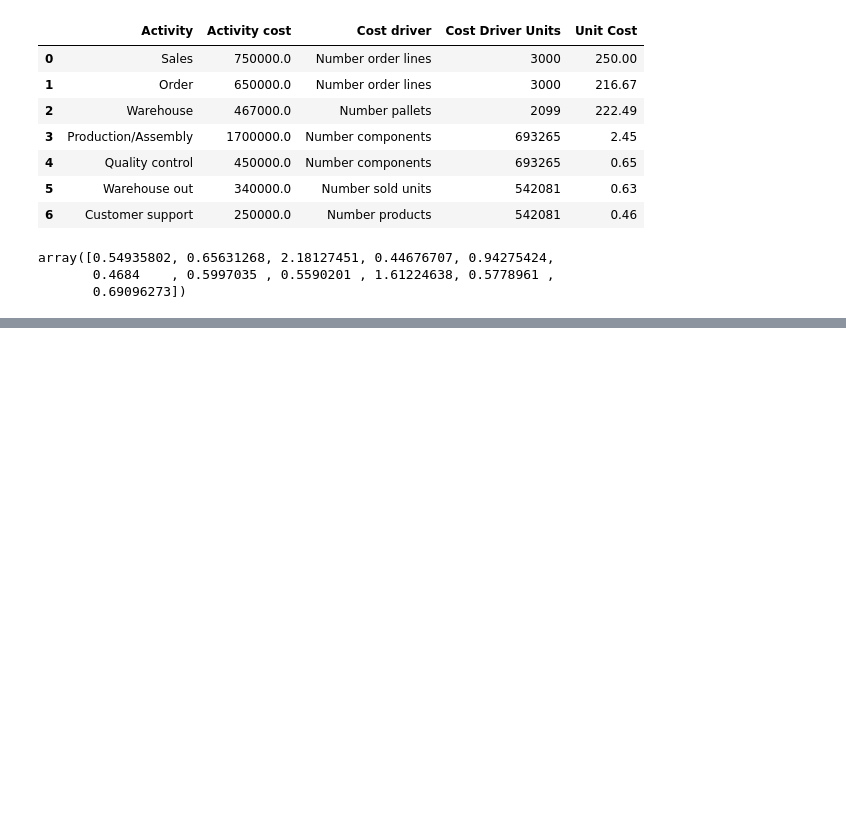
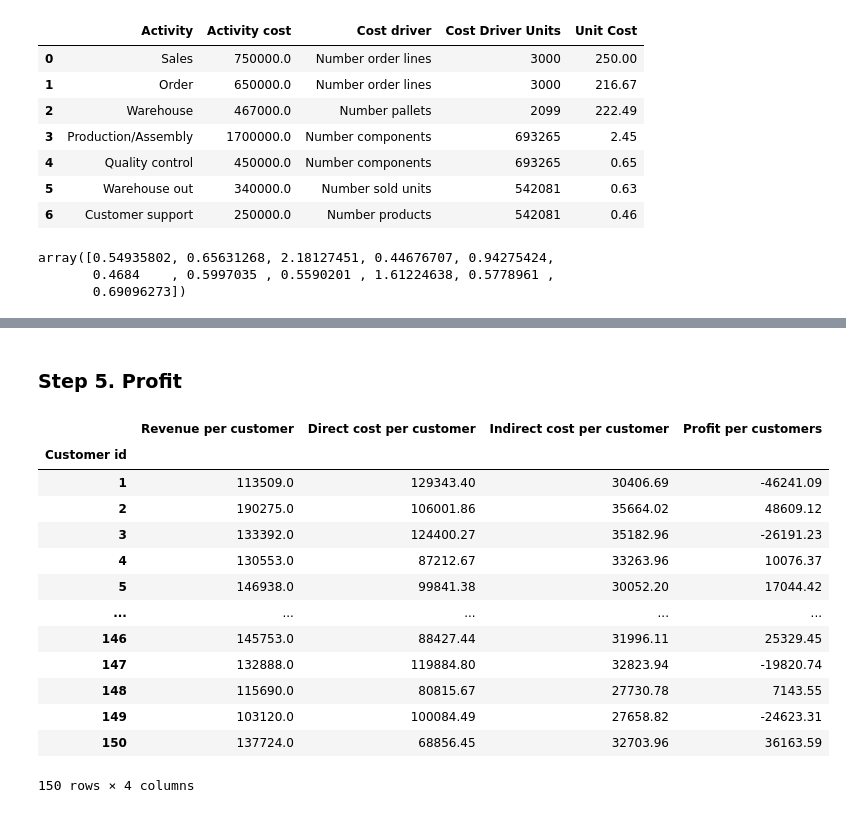
Before and after one commit to PaulineMalaguti/EBA3630, a Jupyter notebook: Customer Profitability Index/Problem 2/2customerprofitability.ipynb, the cells around one changed output, grey strips where cells are left out. Cells and saved outputs as stored; diff of their text form; code cells hidden in the pictures; blank space fills up the shorter version.

```diff
--- a/Customer Profitability Index/Problem 2/2customerprofitability.ipynb
+++ b/Customer Profitability Index/Problem 2/2customerprofitability.ipynb
@@ -419,0 +444,26 @@ products_indirect_costs
+# %% [markdown]
+### Step 5. Profit
+# %%
+customers = [revenues_customer, direct_costs_customer, indirect_cost_customer]
+
+profits_customer = pd.DataFrame().join(customers, how="outer")
+profits_customer.columns = ['Revenue per customer', 'Direct cost per customer', 'Indirect cost per customer']
+profits_customer['Profit per customers'] = np.round(profits_customer['Revenue per customer'] -
+profits_customer['Direct cost per customer'] - profits_customer['Indirect cost per customer'],2)
+
+profits_customer
+# %% [output]
+|  | Revenue per customer | Direct cost per customer | Indirect cost per customer | Profit per customers |
+| Customer id |  |  |  |  |
+| 1 | 113509.0 | 129343.40 | 30406.69 | -46241.09 |
+| 2 | 190275.0 | 106001.86 | 35664.02 | 48609.12 |
+| 3 | 133392.0 | 124400.27 | 35182.96 | -26191.23 |
+| 4 | 130553.0 | 87212.67 | 33263.96 | 10076.37 |
+| 5 | 146938.0 | 99841.38 | 30052.20 | 17044.42 |
+| ... | ... | ... | ... | ... |
+| 146 | 145753.0 | 88427.44 | 31996.11 | 25329.45 |
+| 147 | 132888.0 | 119884.80 | 32823.94 | -19820.74 |
+| 148 | 115690.0 | 80815.67 | 27730.78 | 7143.55 |
+| 149 | 103120.0 | 100084.49 | 27658.82 | -24623.31 |
+| 150 | 137724.0 | 68856.45 | 32703.96 | 36163.59 |
+150 rows × 4 columns
```
Also changed, not shown: parts of 3 cells of this notebook.
